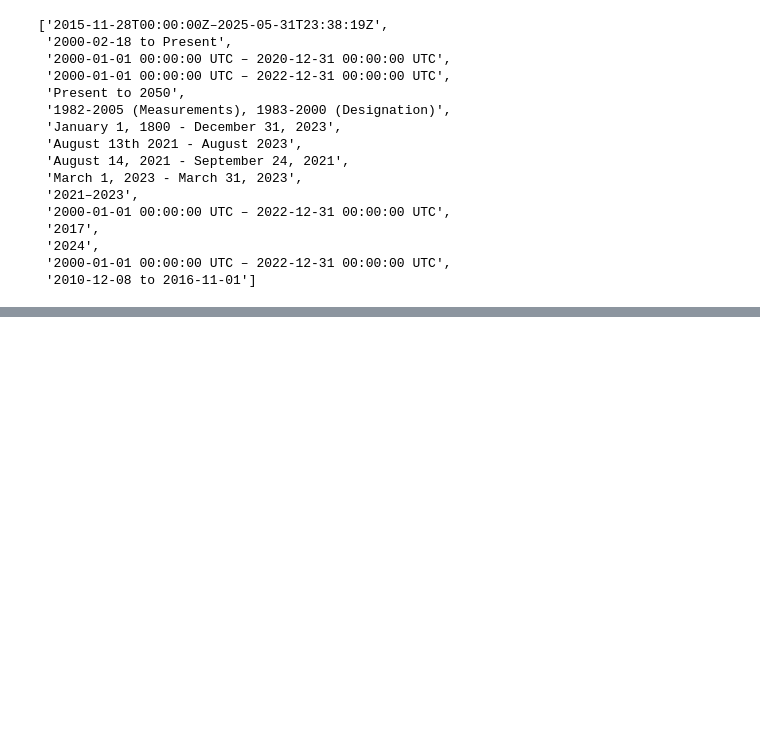
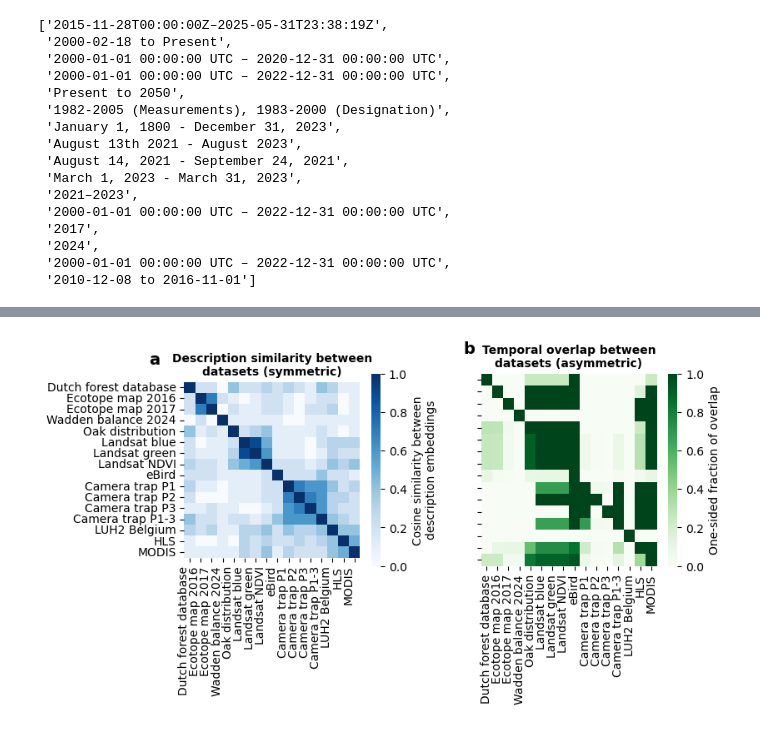
Before and after one commit to LTER-LIFE/meta-knowledge-harvesting, a Jupyter notebook: datasets_graph.ipynb, the cells around one changed output, grey strips where cells are left out. Saved outputs shown, nothing was run; the diff lists cells and outputs as text; code cells hidden in the pictures; blank space fills up the shorter version.

```diff
--- a/datasets_graph.ipynb
+++ b/datasets_graph.ipynb
@@ -337,3 +438,24 @@ response_text
+# %%
+save_fig = True
+
+fig, ax = plt.subplots(1, 2, figsize=(8, 3), gridspec_kw={'wspace': 0.35})
+plot_sim_embedding_matrix(loaded_data, remove_upper_triangle=False, save_fig=False, ax=ax[0], annot_hm=False)
+plot_temp_overlap(df_conversion, save_fig=False, overlap_method='one-sided', ax=ax[1], annot_hm=False)
+## assert yticklabels are the same
+assert all([x.get_text() == y.get_text() for (x, y) in zip(ax[0].get_yticklabels(), ax[1].get_yticklabels())]), "Y-tick labels are not the same"
+ax[1].set_yticklabels(['' for _ in ax[1].get_yticklabels()])  # Remove y-tick labels from the second plot
+ax[0].set_xticklabels(ax[0].get_xticklabels(), rotation=90)
+ax[0].set_title("Description similarity between\ndatasets (symmetric)", fontsize=10, fontweight='bold')
+ax[1].set_title("Temporal overlap between\ndatasets (asymmetric)", fontsize=10, fontweight='bold')
+ax[0].annotate(f"a", xy=(-0.2, 1.17), xycoords='axes fraction', fontsize=14, fontweight='bold',
+                       ha='left', va='top')
+ax[1].annotate(f"b", xy=(-0.1, 1.17), xycoords='axes fraction', fontsize=14, fontweight='bold',
+                       ha='left', va='top')
+
+if save_fig:
+    fig.savefig("figs/description_similarity_and_temporal_overlap.pdf", bbox_inches='tight')
+# %% [output]
+[figure, added]
 # %%
 from datetime import datetime
 
```
Also changed, not shown: parts of 12 cells of this notebook, 4 other files.
